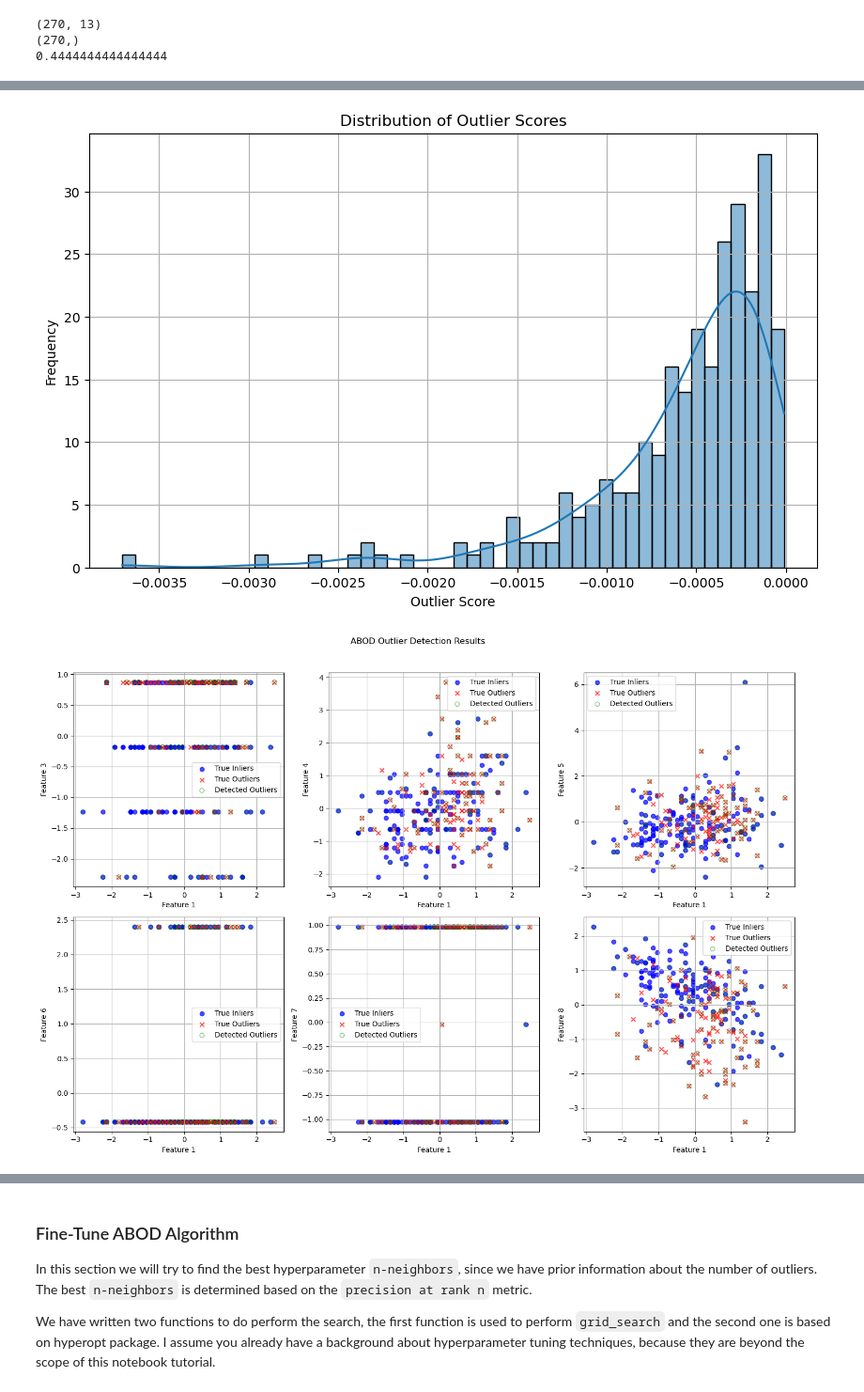
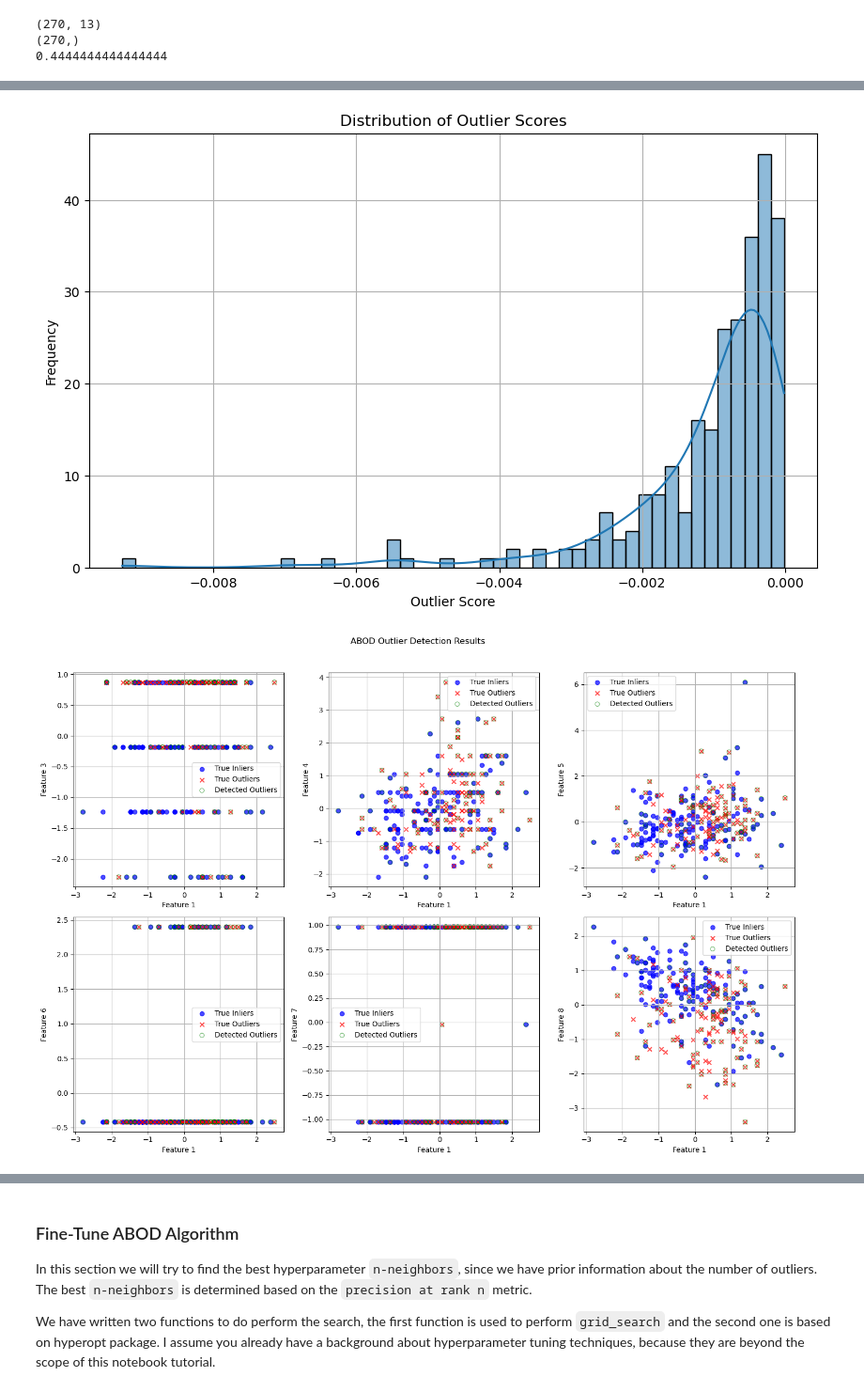
Before and after one commit to dr-saad-la/Anomaly-Detection-Resources, a Jupyter notebook: Python/notebooks/03-abod-algorithm.ipynb, the cells around one changed output, grey strips where cells are left out. Shown at 94% size. Drawn from its saved outputs; the diff is of its cells as text; code cells hidden in the pictures.

Commit message:
Update ABOD notebook

```diff
--- a/Python/notebooks/03-abod-algorithm.ipynb
+++ b/Python/notebooks/03-abod-algorithm.ipynb
@@ -492,22 +645,22 @@ Precision at n:  0.55
 # %%
-# Assuming X and y are your data and labels
+# Rerun the previous example with plot_features set to some features
 results = apply_abod_advanced(
     X, y,
-    contamination=0.44,                     # Proportion of data expected to be outliers
-    scale_data=True,                        # Whether to scale the data
-    plot_scores=True,                       # Whether to plot the distribution of outlier scores
-    plot_outliers=True,                     # Whether to plot the detected outliers
-    n=120,                                  # Number of outliers for precision calculation (None uses actual number of outliers)
-    abod_params={'n_neighbors': 82},        # Parameters for the ABOD model
+    contamination=0.44,
+    scale_data=True,
+    plot_scores=True,
+    plot_outliers=True,                     # Plot the detected outliers
+    n=120,
+    abod_params={'n_neighbors': 43},
     plot_params={'alpha': 0.5},             # Parameters for plotting
-    plot_features=[0, 2, 3, 4, 5, 6, 7],   # Features to plot (main feature + other features)
+    plot_features=[0, 2, 3, 4, 5, 6, 7],    # Features to plot (main feature + other features)
     n_cols=3
 )
 
 print("ROC AUC:", results['roc_auc'])
 print("Precision-Recall AUC:", results['pr_auc'])
 print("Classification Report:\n", results['classification_report'])
 print("Precision at Rank n:", results['precision_at_rank_n'])
 # %% [output]
-[figure, old version]
+[figure, new version]
 [figure]
```
Also changed, not shown: parts of 22 cells of this notebook.
